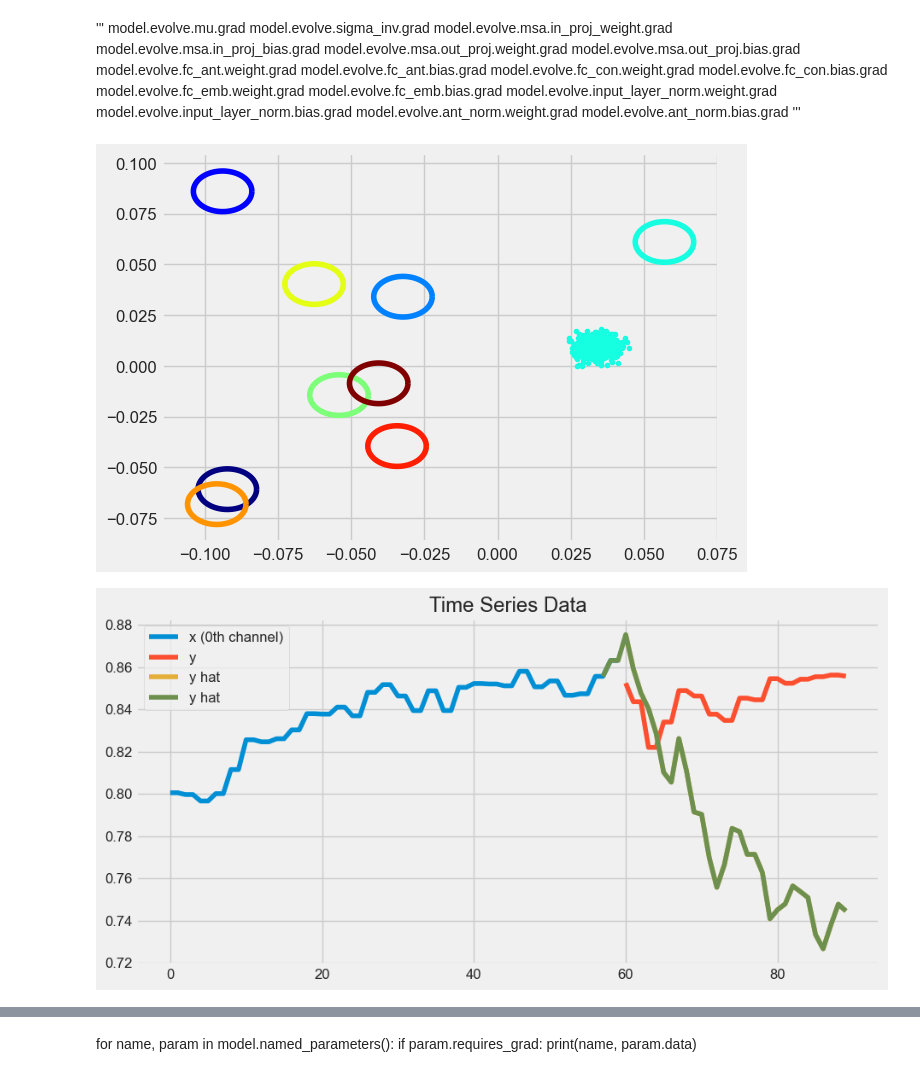
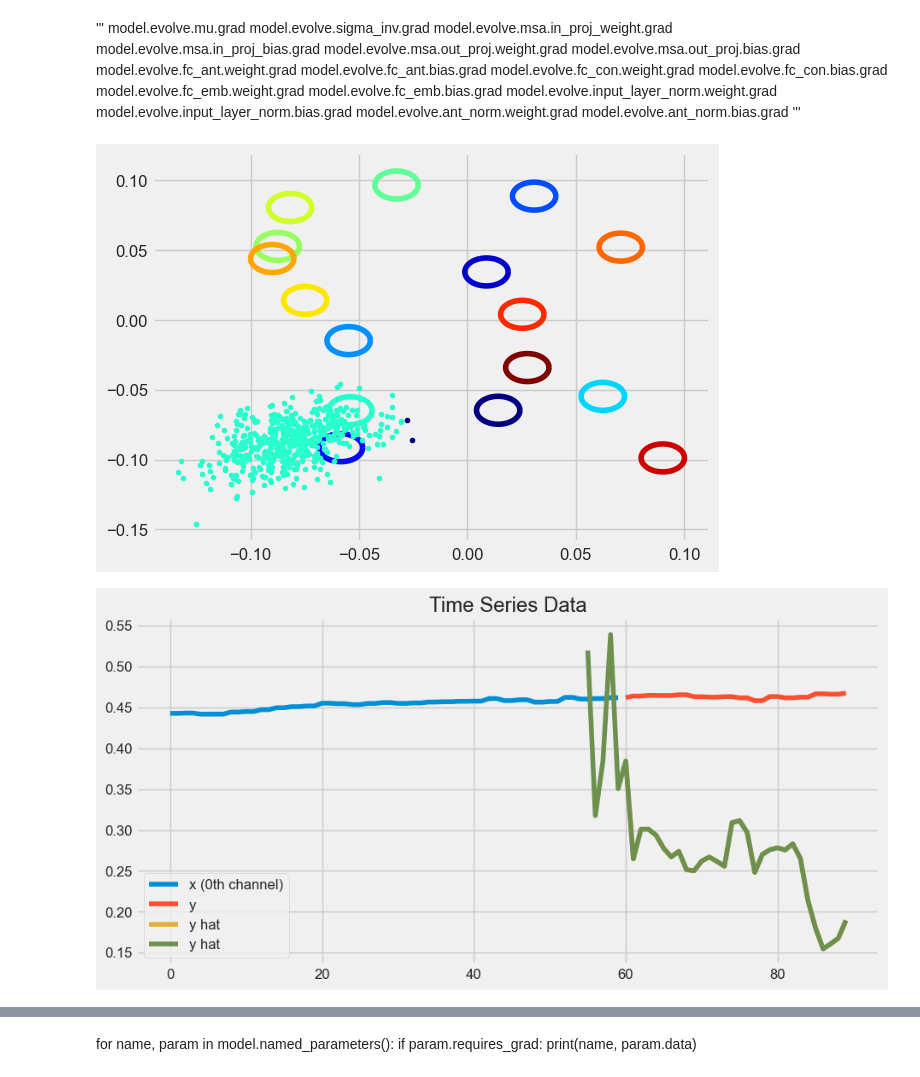
Before and after one commit to mihaozbot/Fuzzy-transformer, a Jupyter notebook: LSTM/LSTM_evolving_VAE_doma.ipynb, the cells around one changed output, grey strips where cells are left out. Cells and saved outputs as stored; diff of their text form; code cells hidden in the pictures.

```diff
--- a/LSTM/LSTM_evolving_VAE_doma.ipynb
+++ b/LSTM/LSTM_evolving_VAE_doma.ipynb
@@ -68,7 +68,7 @@ class Stockdataset(Dataset):
         return self.data[index : index+self.seq_len], self.data[index+self.seq_len+1: index+self.seq_len+self.out_len+1,0]
 '''
 
-size_training = int(len(database.data_norm)*0.90)
+size_training = int(len(database.data_norm)*0.70)
 size_test = len(database.data_norm) - size_training
 data_train, data_test = database.data_norm[0:size_training,:], database.data_norm[size_training:len(database.data_norm),:]
 
@@ -90,6 +90,32 @@ test_dataloader = DataLoader(test_dataset, batch_size, drop_last = True, shuffle
 whole_dataloader = DataLoader(whole_dataset, batch_size, drop_last = True, shuffle=False)
 #whole_dataloader = DataLoader(train_dataset, 1, drop_last = False)
 
-device = "cuda" if torch.cuda.is_available() else "cpu"
-print(device)
+# Check if CUDA is available
+if torch.cuda.is_available():
+    # Get the current selected device
+    device = torch.device('cuda')
+
+    # Calculate memory details (in bytes)
+    total_memory = torch.cuda.get_device_properties(device).total_memory
+    allocated_memory = torch.cuda.memory_allocated(device)
+    available_memory = total_memory - allocated_memory
+
+    # Convert bytes to GB
+    total_memory_GB = total_memory / (1024 ** 3)
+    allocated_memory_GB = allocated_memory / (1024 ** 3)
+    available_memory_GB = available_memory / (1024 ** 3)
+
+    print(f"Total memory on GPU: {total_memory_GB} GB")
+    print(f"Allocated memory on GPU: {allocated_memory_GB} GB")
+    print(f"Available memory on GPU: {available_memory_GB} GB")
+
+    # If available memory is less than 2GB, use CPU
+    if available_memory_GB < 2:
+        device = torch.device('cpu')
+
+else:
+    # If CUDA is not available, use CPU
+    device = torch.device('cpu')
+
+print(f"Using device: {device}")
 # %% [output]
@@ -336,16 +445,16 @@ class Evolver(nn.Module):
 # %%
 
 par_num_heads = 4
-par_num_clusters = 9
+par_num_clusters = 16
 par_input_channels = 4
 par_embed_dim = 256 #Must be devisible by 2 due to embedding and by the par_num_heads
 par_output_dim = 1
-par_hidden_size = 512
+par_hidden_size = 256
 par_num_layers = 1
-par_order = 3
-par_exogenous_dim = 2
+par_order = 5
+par_exogenous_dim = 5
 par_regressor_dim = par_order + par_exogenous_dim
-par_latent_dim = 2
+par_latent_dim = 3
 par_input_length = input_length
 par_output_length = output_length
 par_min_clump = 0
@@ -599,7 +709,7 @@ def test(dataloader,epoch):
 
                 # Display clustering and membership
                 display_module.display_clustering(model.evolve.sigma_inv, model.evolve.mu, model.z.detach().cpu().numpy())
-                display_module.display_membership(model.evolve.compute_psi(model.z).detach().cpu().numpy(), model.z.detach().cpu().numpy(),epoch)
+                display_module.display_membership(model.evolve.compute_psi(model.z).detach().cpu().numpy(), model.z.detach().cpu().numpy(),epoch,'test')
 
                 # Extract the first channel from x and reshape the tensors
                 x = x[:, :, 0].detach().cpu().numpy()
@@ -607,32 +717,32 @@ def test(dataloader,epoch):
                 y = y.detach().cpu().numpy()
                 out = out[:, 0, :].detach().cpu().numpy()
 
                 # Create time indices for the data
                 time_indices_x = range(x.shape[1])
                 time_indices_y = range(x.shape[1], x.shape[1] + y.shape[1])
                 time_indices_y_all = range(x.shape[1]-par_order, x.shape[1] + y.shape[1])
 
                 # Plot x (0th channel) and x_recon
                 plt.figure(figsize=(10, 5))
                 plt.plot(time_indices_x, x[-1], label='x (0th channel)')
                 #plt.plot(time_indices_x, x_recon[0], label='x_recon')
 
                 # Plot y and out
                 plt.plot(time_indices_y, y[-1], label='y')
                 plt.plot(time_indices_y, out[-1], label='y hat')
                 plt.plot(time_indices_y_all, model.evolve.y_LLM_all[-1, 0, :].detach().cpu().numpy(), label='y hat')
                 plt.legend()
                 plt.title('Time Series Data')
                 plt.show()
 
                 display_module.visualize_attention_weights(model.att_weights.detach().cpu(),epoch)
                 plt.show()
 
         print(f"Test loss: {loss_sum:>7f}")
 
     return loss_sum
 
 loss_test = test(test_dataloader,0)
 # %% [output]
-[figure, old version]
+[figure, new version]
-[figure, old version]
+[figure, new version]
```
Also changed, not shown: parts of 8 cells of this notebook, 6 other files.
